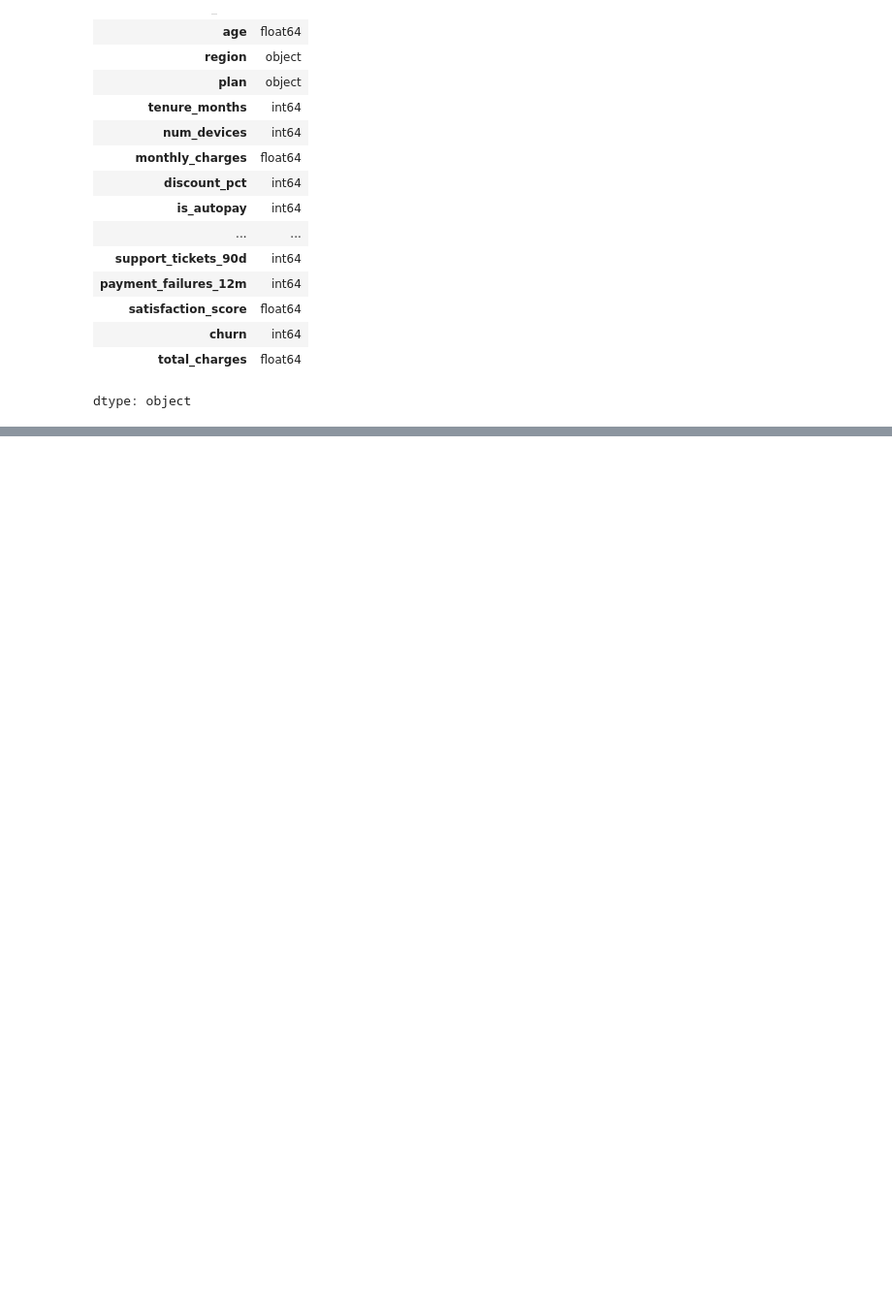
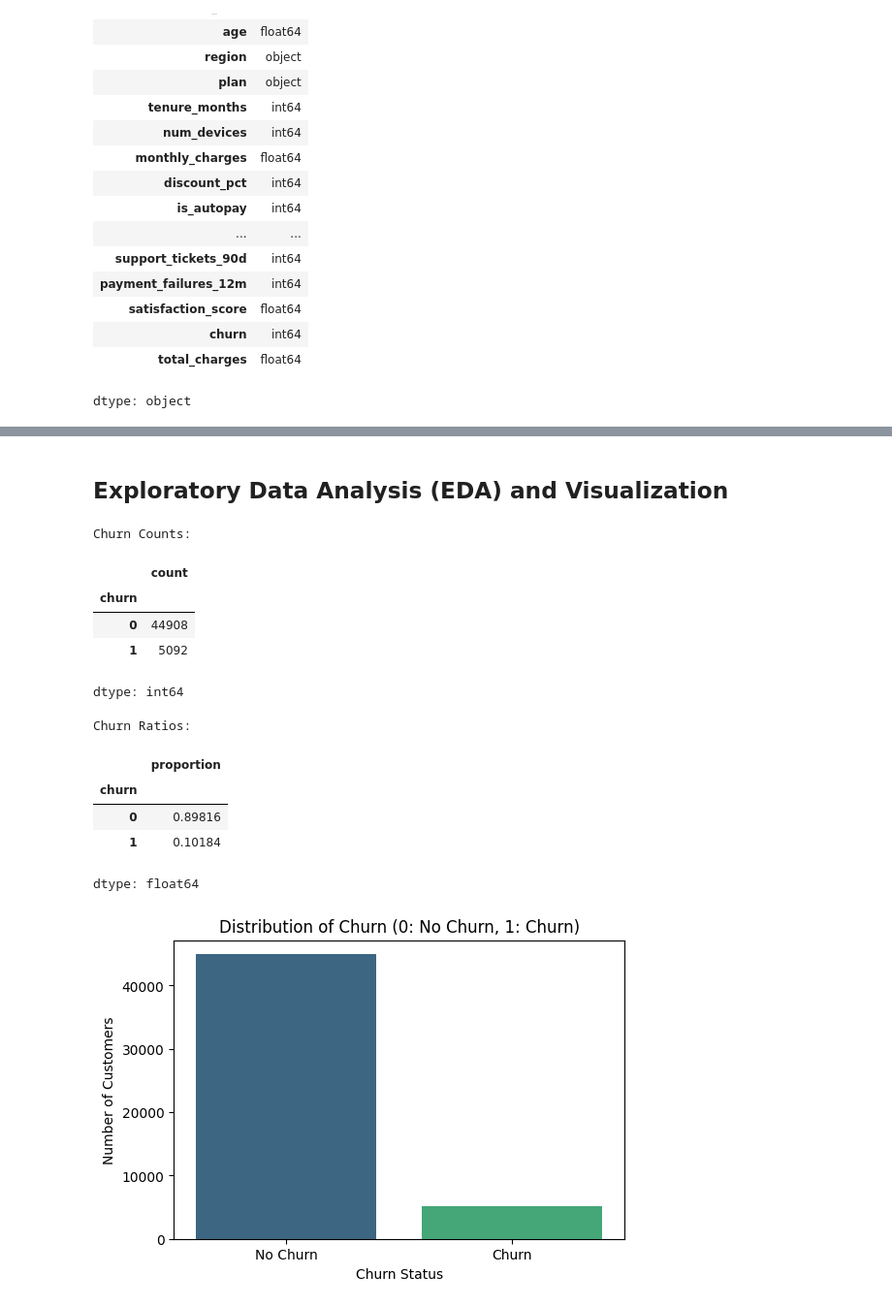
Before and after one commit to kxrrym03/Telecom-Customer-Churn, a Jupyter notebook: Telecom_Subscription.ipynb, the cells around one changed output, grey strips where cells are left out. Shown at 97% size. Saved outputs shown, nothing was run; the diff lists cells and outputs as text; code cells hidden in the pictures; blank space fills up the shorter version.

```diff
--- a/Telecom_Subscription.ipynb
+++ b/Telecom_Subscription.ipynb
@@ -175,0 +178,5 @@ dtype: object
+# %%
+df['signup_date'] = pd.to_datetime(df['signup_date'])
+
+print("Data types after converting 'signup_date':")
+display(df.info())
@@ -175,0 +202,33 @@ dtype: object
+# %% [markdown]
+## Exploratory Data Analysis (EDA) and Visualization
+# %%
+# Analyze Churn Distribution
+churn_counts = df['churn'].value_counts()
+churn_ratios = df['churn'].value_counts(normalize=True)
+
+print("Churn Counts:")
+display(churn_counts)
+print("\nChurn Ratios:")
+display(churn_ratios)
+
+fig = plt.figure(figsize=(6, 4))
+sns.barplot(x=churn_counts.index, y=churn_counts.values, palette='viridis')
+plt.title('Distribution of Churn (0: No Churn, 1: Churn)')
+plt.xlabel('Churn Status')
+plt.ylabel('Number of Customers')
+plt.xticks(ticks=[0, 1], labels=['No Churn', 'Churn'])
+plt.show()
+# %% [output]
+Churn Counts:
+|  | count |
+| churn |  |
+| 0 | 44908 |
+| 1 | 5092 |
+dtype: int64
+Churn Ratios:
+|  | proportion |
+| churn |  |
+| 0 | 0.89816 |
+| 1 | 0.10184 |
+dtype: float64
+[figure, added]
```
Also changed, not shown: parts of 15 cells of this notebook.
